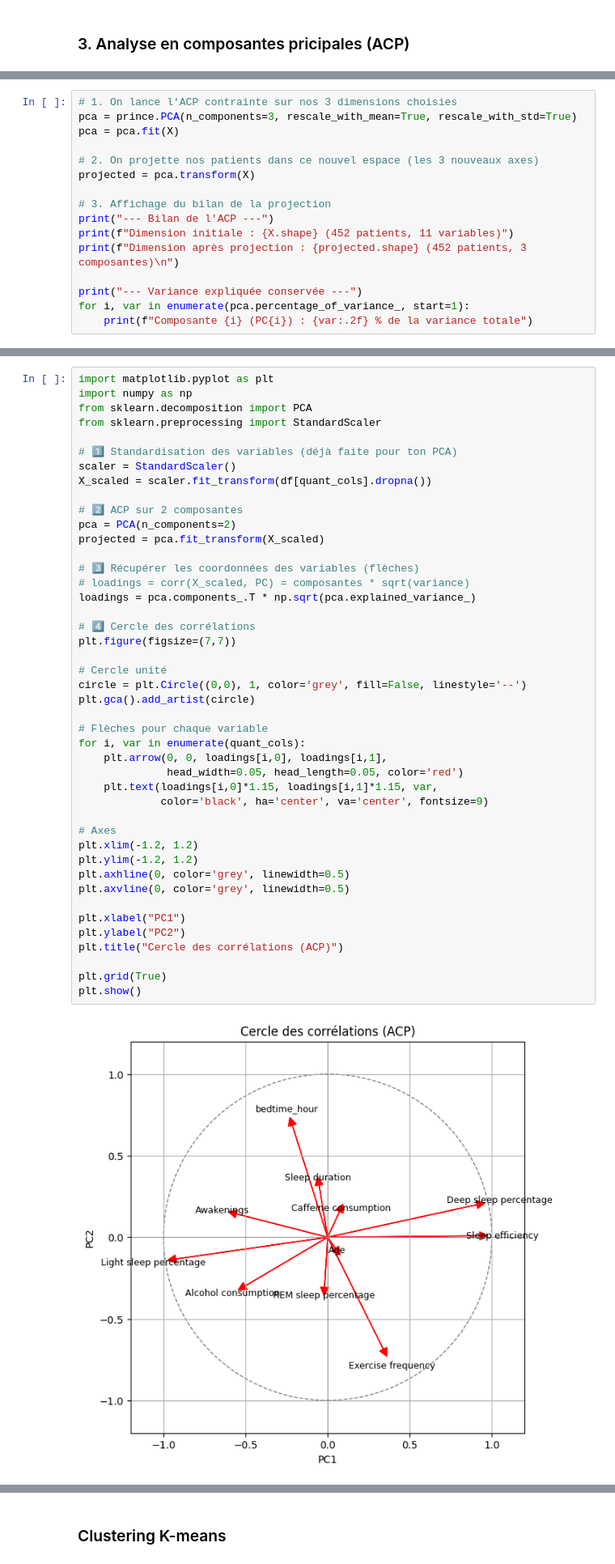
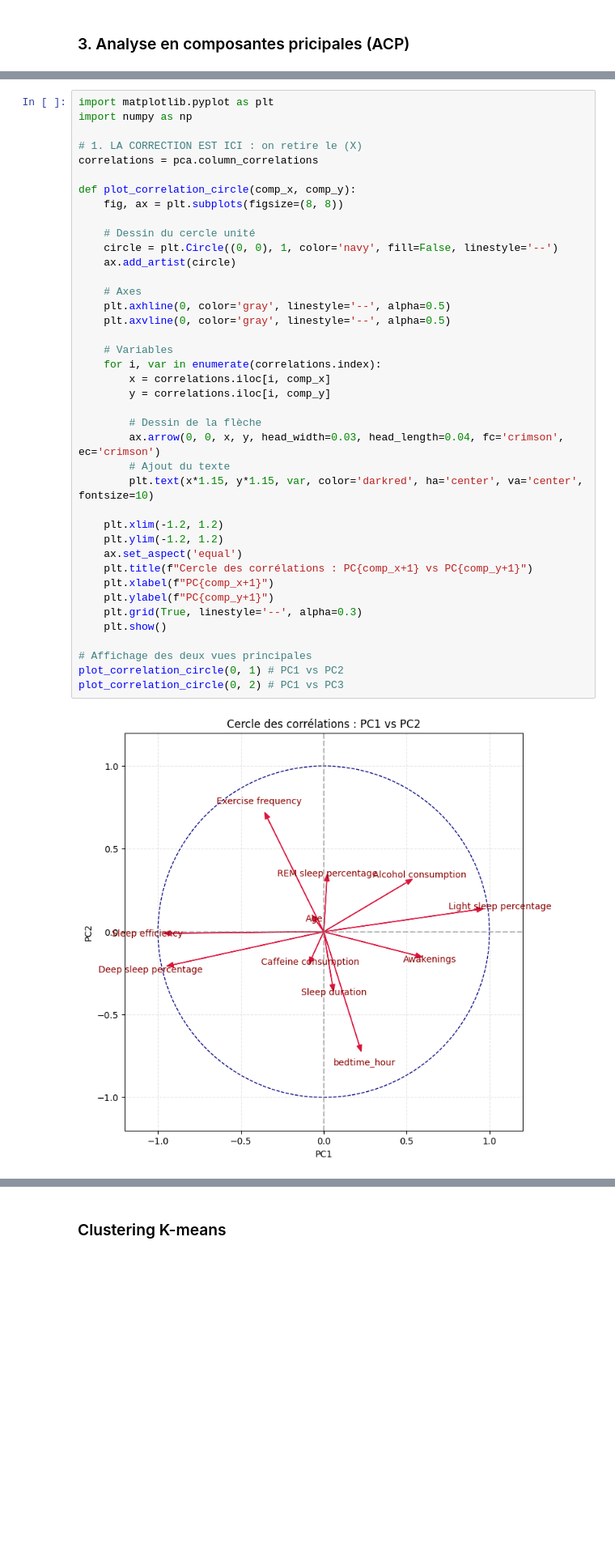
Before and after one commit to AhmedBousbih/Projet-analyse-de-donn-es, a Jupyter notebook: Projet_Analyse_de_données.ipynb, the cells around one changed output, grey strips where cells are left out. Shown at 81% size. Saved outputs shown, nothing was run; the diff lists cells and outputs as text; blank space fills up the shorter version.

```diff
--- a/Projet_Analyse_de_données.ipynb
+++ b/Projet_Analyse_de_données.ipynb
@@ -310,16 +287,0 @@ L'observation du graphique de l'éboulis (Scree plot) montre une première compo
-# %%
-# 1. On lance l'ACP contrainte sur nos 3 dimensions choisies
-pca = prince.PCA(n_components=3, rescale_with_mean=True, rescale_with_std=True)
-pca = pca.fit(X)
-
-# 2. On projette nos patients dans ce nouvel espace (les 3 nouveaux axes)
-projected = pca.transform(X)
-
-# 3. Affichage du bilan de la projection
-print("--- Bilan de l'ACP ---")
-print(f"Dimension initiale : {X.shape} (452 patients, 11 variables)")
-print(f"Dimension après projection : {projected.shape} (452 patients, 3 composantes)\n")
-
-print("--- Variance expliquée conservée ---")
-for i, var in enumerate(pca.percentage_of_variance_, start=1):
-    print(f"Composante {i} (PC{i}) : {var:.2f} % de la variance totale")
@@ -527,46 +405,42 @@ PC8: 6.4%  (cumulé: 93.1%)
 # %%
 import matplotlib.pyplot as plt
 import numpy as np
-from sklearn.decomposition import PCA
-from sklearn.preprocessing import StandardScaler
 
-# 1️⃣ Standardisation des variables (déjà faite pour ton PCA)
-scaler = StandardScaler()
-X_scaled = scaler.fit_transform(df[quant_cols].dropna())
+# 1. LA CORRECTION EST ICI : on retire le (X)
+correlations = pca.column_correlations
 
-# 2️⃣ ACP sur 2 composantes
-pca = PCA(n_components=2)
-projected = pca.fit_transform(X_scaled)
+def plot_correlation_circle(comp_x, comp_y):
+    fig, ax = plt.subplots(figsize=(8, 8))
 
-# 3️⃣ Récupérer les coordonnées des variables (flèches)
-# loadings = corr(X_scaled, PC) = composantes * sqrt(variance)
-loadings = pca.components_.T * np.sqrt(pca.explained_variance_)
+    # Dessin du cercle unité
+    circle = plt.Circle((0, 0), 1, color='navy', fill=False, linestyle='--')
+    ax.add_artist(circle)
 
-# 4️⃣ Cercle des corrélations
-plt.figure(figsize=(7,7))
+    # Axes
+    plt.axhline(0, color='gray', linestyle='--', alpha=0.5)
+    plt.axvline(0, color='gray', linestyle='--', alpha=0.5)
 
-# Cercle unité
-circle = plt.Circle((0,0), 1, color='grey', fill=False, linestyle='--')
-plt.gca().add_artist(circle)
+    # Variables
+    for i, var in enumerate(correlations.index):
+        x = correlations.iloc[i, comp_x]
+        y = correlations.iloc[i, comp_y]
 
-# Flèches pour chaque variable
-for i, var in enumerate(quant_cols):
-    plt.arrow(0, 0, loadings[i,0], loadings[i,1],
-              head_width=0.05, head_length=0.05, color='red')
-    plt.text(loadings[i,0]*1.15, loadings[i,1]*1.15, var,
-             color='black', ha='center', va='center', fontsize=9)
+        # Dessin de la flèche
+        ax.arrow(0, 0, x, y, head_width=0.03, head_length=0.04, fc='crimson', ec='crimson')
+        # Ajout du texte
+        plt.text(x*1.15, y*1.15, var, color='darkred', ha='center', va='center', fontsize=10)
 
-# Axes
-plt.xlim(-1.2, 1.2)
-plt.ylim(-1.2, 1.2)
-plt.axhline(0, color='grey', linewidth=0.5)
-plt.axvline(0, color='grey', linewidth=0.5)
+    plt.xlim(-1.2, 1.2)
+    plt.ylim(-1.2, 1.2)
+    ax.set_aspect('equal')
+    plt.title(f"Cercle des corrélations : PC{comp_x+1} vs PC{comp_y+1}")
+    plt.xlabel(f"PC{comp_x+1}")
+    plt.ylabel(f"PC{comp_y+1}")
+    plt.grid(True, linestyle='--', alpha=0.3)
+    plt.show()
 
-plt.xlabel("PC1")
-plt.ylabel("PC2")
-plt.title("Cercle des corrélations (ACP)")
-
-plt.grid(True)
-plt.show()
+# Affichage des deux vues principales
+plot_correlation_circle(0, 1) # PC1 vs PC2
+plot_correlation_circle(0, 2) # PC1 vs PC3
 # %% [output]
-[figure, old version]
+[figure, new version]
```
Also changed, not shown: parts of 25 cells of this notebook.
